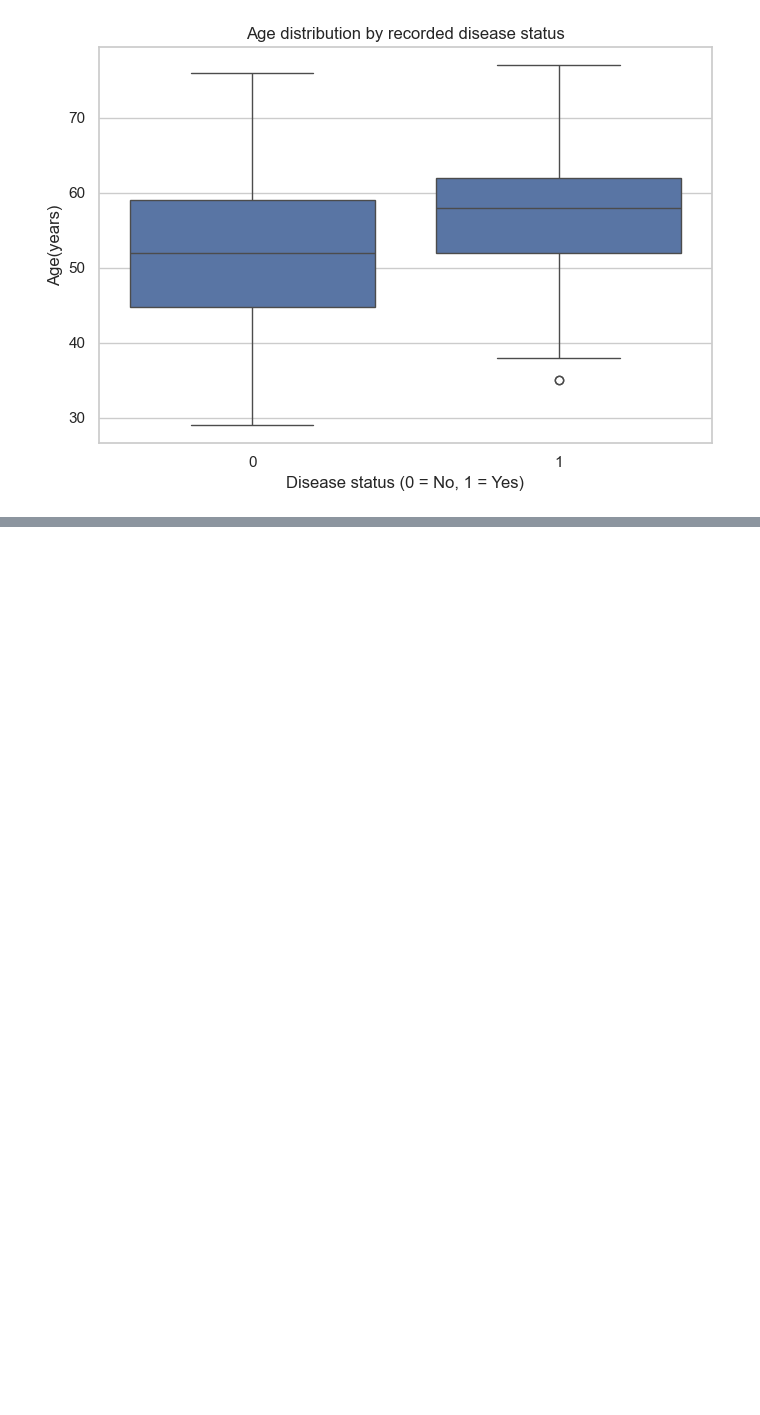
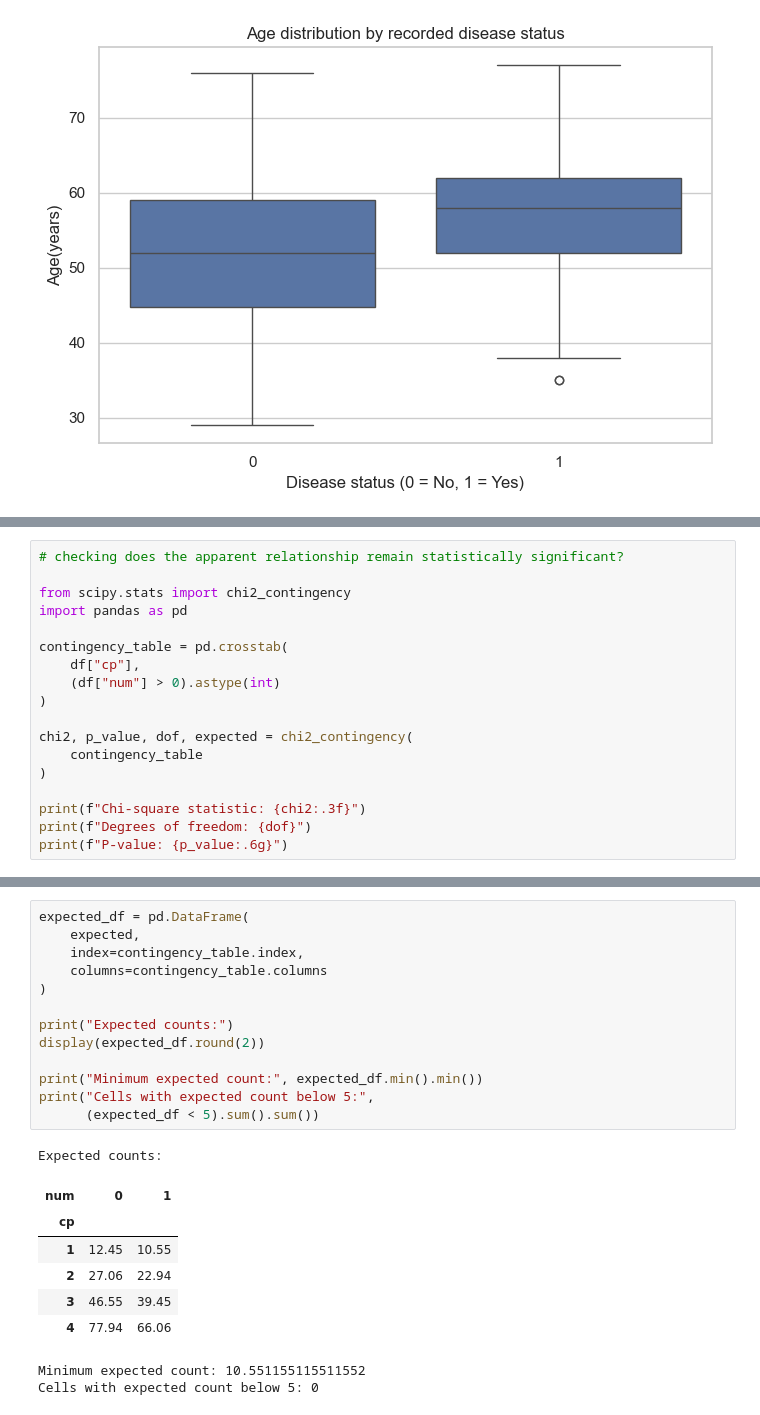
Before and after one commit to divyamohan6388-droid/cardiovascular-risk-prediction, a Jupyter notebook: notebooks/01_dataset_exploration.ipynb, the cells around one changed output, grey strips where cells are left out. Drawn from its saved outputs; the diff is of its cells as text; blank space fills up the shorter version.

```diff
--- a/notebooks/01_dataset_exploration.ipynb
+++ b/notebooks/01_dataset_exploration.ipynb
@@ -283,0 +362,18 @@ plt.show()
+# %%
+# checking does the apparent relationship remain statistically significant?
+
+from scipy.stats import chi2_contingency
+import pandas as pd
+
+contingency_table = pd.crosstab(
+    df["cp"],
+    (df["num"] > 0).astype(int)
+)
+
+chi2, p_value, dof, expected = chi2_contingency(
+    contingency_table
+)
+
+print(f"Chi-square statistic: {chi2:.3f}")
+print(f"Degrees of freedom: {dof}")
+print(f"P-value: {p_value:.6g}")
@@ -283,0 +407,23 @@ plt.show()
+# %%
+expected_df = pd.DataFrame(
+    expected,
+    index=contingency_table.index,
+    columns=contingency_table.columns
+)
+
+print("Expected counts:")
+display(expected_df.round(2))
+
+print("Minimum expected count:", expected_df.min().min())
+print("Cells with expected count below 5:",
+      (expected_df < 5).sum().sum())
+# %% [output]
+Expected counts:
+| num | 0 | 1 |
+| cp |  |  |
+| 1 | 12.45 | 10.55 |
+| 2 | 27.06 | 22.94 |
+| 3 | 46.55 | 39.45 |
+| 4 | 77.94 | 66.06 |
+Minimum expected count: 10.551155115511552
+Cells with expected count below 5: 0
```
Also changed, not shown: parts of 8 cells of this notebook.
